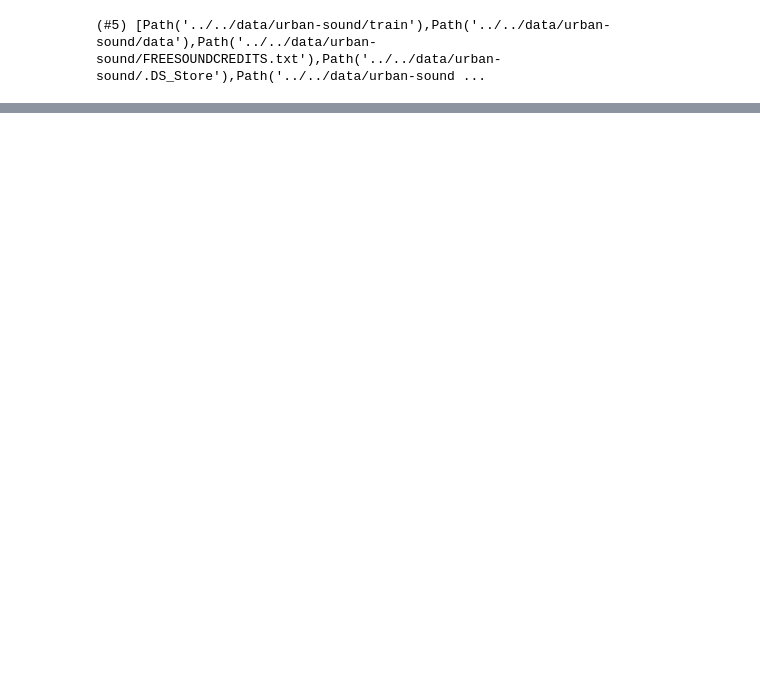
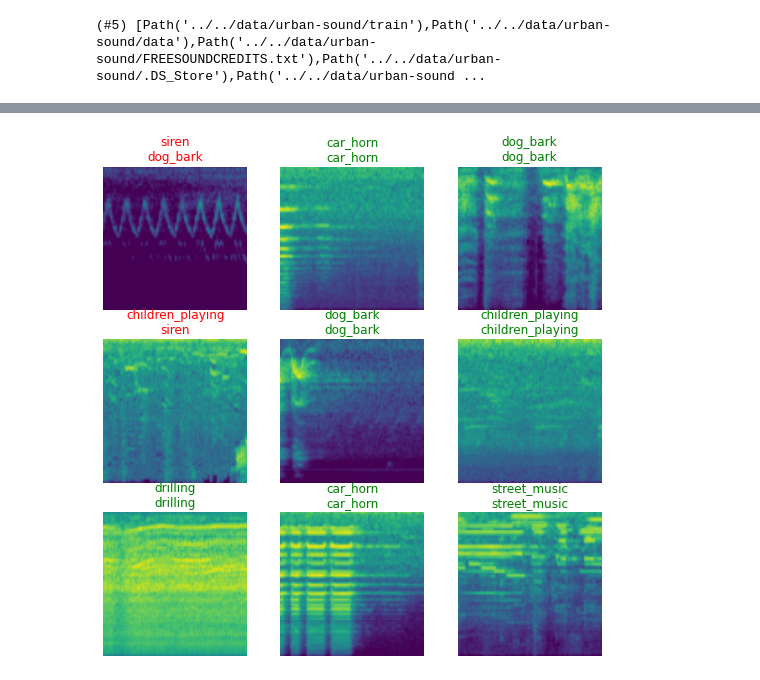
Before and after one commit to oyvindgrutle/DAT255-project, a Jupyter notebook: nbs/Transfer-Learning.ipynb, the cells around one changed output, grey strips where cells are left out. Drawn from its saved outputs; the diff is of its cells as text; code cells hidden in the pictures; blank space fills up the shorter version.

```diff
--- a/nbs/Transfer-Learning.ipynb
+++ b/nbs/Transfer-Learning.ipynb
@@ -161,0 +207,3 @@ learn.fine_tune(8, lrate)
+# %%
+learn.show_results()
+# %% [output]
@@ -161,0 +211 @@ learn.fine_tune(8, lrate)
+[figure, added]
```
Also changed, not shown: parts of 24 cells of this notebook, 2 other files.
